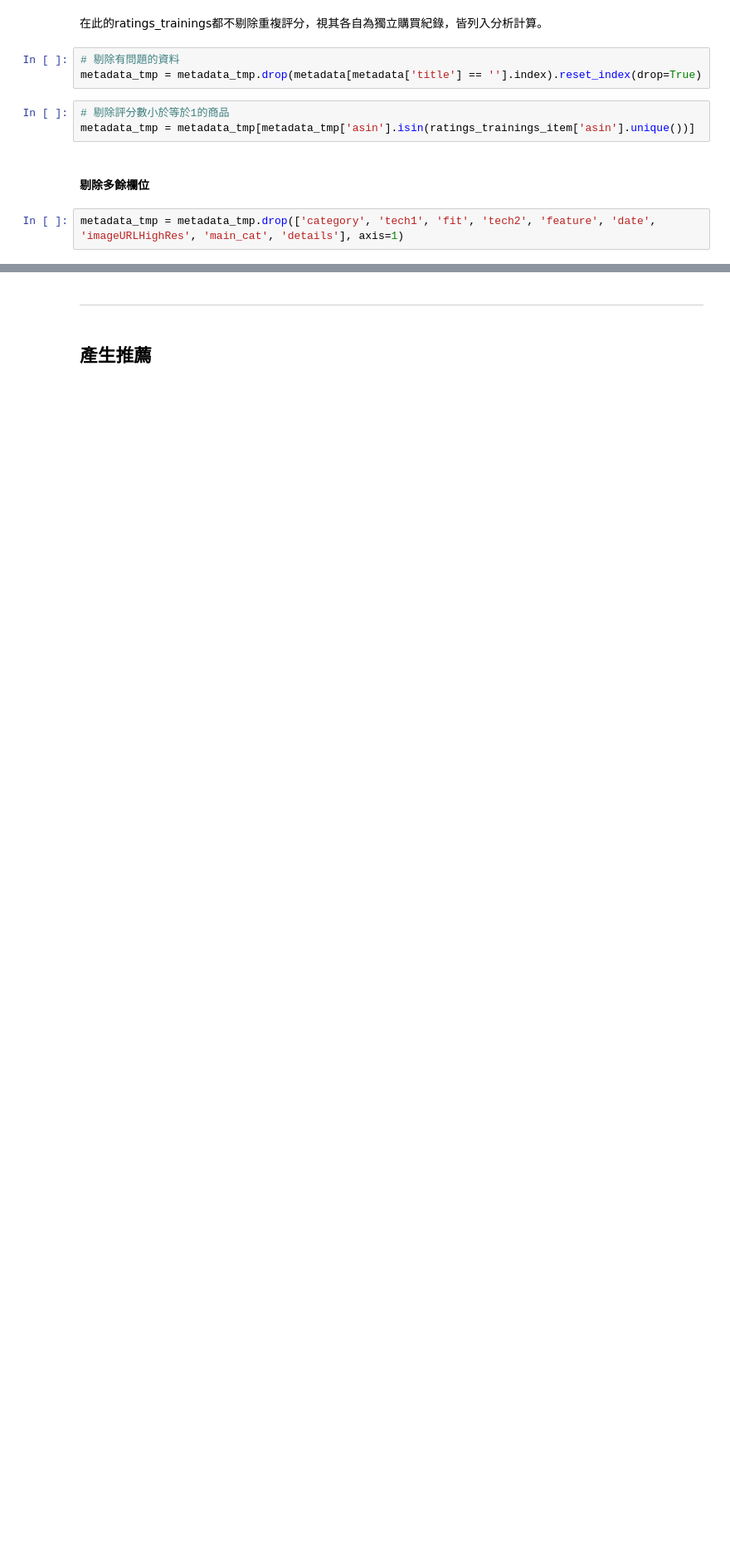
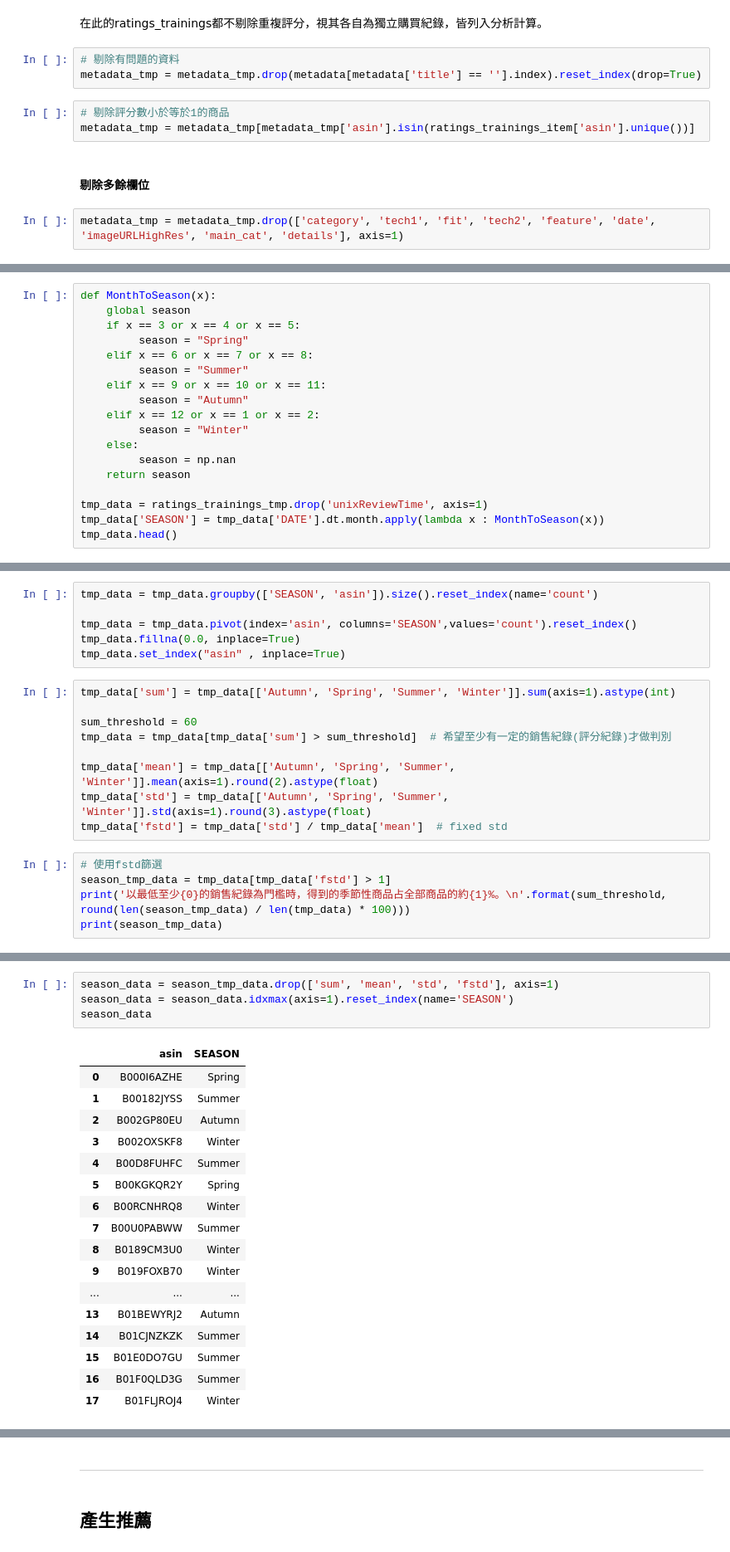
Before and after one commit to yeha98555/data-course-sample, a Jupyter notebook: S5/A6_cf-item-based.ipynb, the cells around one changed output, grey strips where cells are left out. Shown at 83% size. Drawn from its saved outputs; the diff is of its cells as text; blank space fills up the shorter version.

```diff
--- a/S5/A6_cf-item-based.ipynb
+++ b/S5/A6_cf-item-based.ipynb
@@ -316,0 +401,18 @@ metadata_tmp = metadata_tmp.drop(['category', 'tech1', 'fit', 'tech2', 'feature'
+# %%
+def MonthToSeason(x):
+    global season
+    if x == 3 or x == 4 or x == 5:
+         season = "Spring"
+    elif x == 6 or x == 7 or x == 8:
+         season = "Summer"
+    elif x == 9 or x == 10 or x == 11:
+         season = "Autumn"
+    elif x == 12 or x == 1 or x == 2:
+         season = "Winter"
+    else:
+         season = np.nan
+    return season
+
+tmp_data = ratings_trainings_tmp.drop('unixReviewTime', axis=1)
+tmp_data['SEASON'] = tmp_data['DATE'].dt.month.apply(lambda x : MonthToSeason(x))
+tmp_data.head()
@@ -316,0 +426,20 @@ metadata_tmp = metadata_tmp.drop(['category', 'tech1', 'fit', 'tech2', 'feature'
+# %%
+tmp_data = tmp_data.groupby(['SEASON', 'asin']).size().reset_index(name='count')
+
+tmp_data = tmp_data.pivot(index='asin', columns='SEASON',values='count').reset_index()
+tmp_data.fillna(0.0, inplace=True)
+tmp_data.set_index("asin" , inplace=True)
+# %%
+tmp_data['sum'] = tmp_data[['Autumn', 'Spring', 'Summer', 'Winter']].sum(axis=1).astype(int)
+
+sum_threshold = 60
+tmp_data = tmp_data[tmp_data['sum'] > sum_threshold]  # 希望至少有一定的銷售紀錄(評分紀錄)才做判別
+
+tmp_data['mean'] = tmp_data[['Autumn', 'Spring', 'Summer', 'Winter']].mean(axis=1).round(2).astype(float)
+tmp_data['std'] = tmp_data[['Autumn', 'Spring', 'Summer', 'Winter']].std(axis=1).round(3).astype(float)
+tmp_data['fstd'] = tmp_data['std'] / tmp_data['mean']  # fixed std
+# %%
+# 使用fstd篩選
+season_tmp_data = tmp_data[tmp_data['fstd'] > 1]
+print('以最低至少{0}的銷售紀錄為門檻時，得到的季節性商品占全部商品的約{1}%。\n'.format(sum_threshold, round(len(season_tmp_data) / len(tmp_data) * 100)))
+print(season_tmp_data)
@@ -316,0 +464,22 @@ metadata_tmp = metadata_tmp.drop(['category', 'tech1', 'fit', 'tech2', 'feature'
+# %%
+season_data = season_tmp_data.drop(['sum', 'mean', 'std', 'fstd'], axis=1)
+season_data = season_data.idxmax(axis=1).reset_index(name='SEASON')
+season_data
+# %% [output]
+|  | asin | SEASON |
+| 0 | B000I6AZHE | Spring |
+| 1 | B00182JYSS | Summer |
+| 2 | B002GP80EU | Autumn |
+| 3 | B002OXSKF8 | Winter |
+| 4 | B00D8FUHFC | Summer |
+| 5 | B00KGKQR2Y | Spring |
+| 6 | B00RCNHRQ8 | Winter |
+| 7 | B00U0PABWW | Summer |
+| 8 | B0189CM3U0 | Winter |
+| 9 | B019FOXB70 | Winter |
+| ... | ... | ... |
+| 13 | B01BEWYRJ2 | Autumn |
+| 14 | B01CJNZKZK | Summer |
+| 15 | B01E0DO7GU | Summer |
+| 16 | B01F0QLD3G | Summer |
+| 17 | B01FLJROJ4 | Winter |
```
Also changed, not shown: parts of 43 cells of this notebook.
